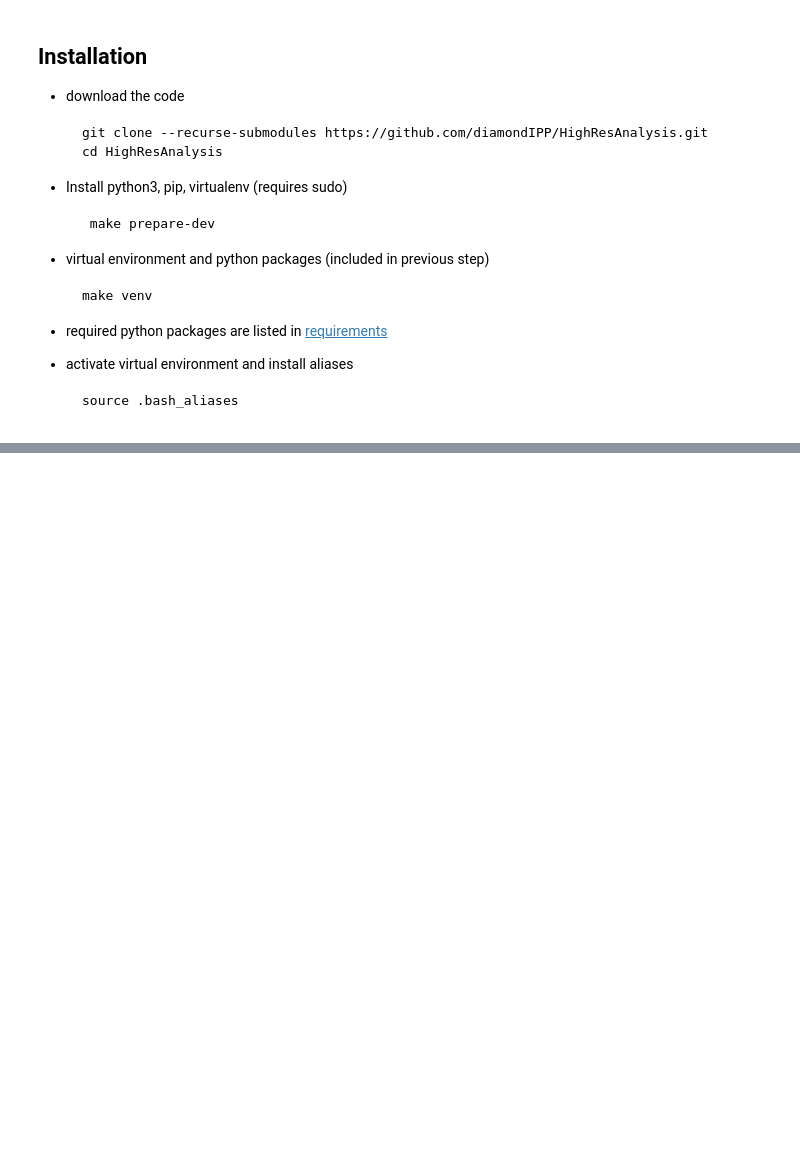
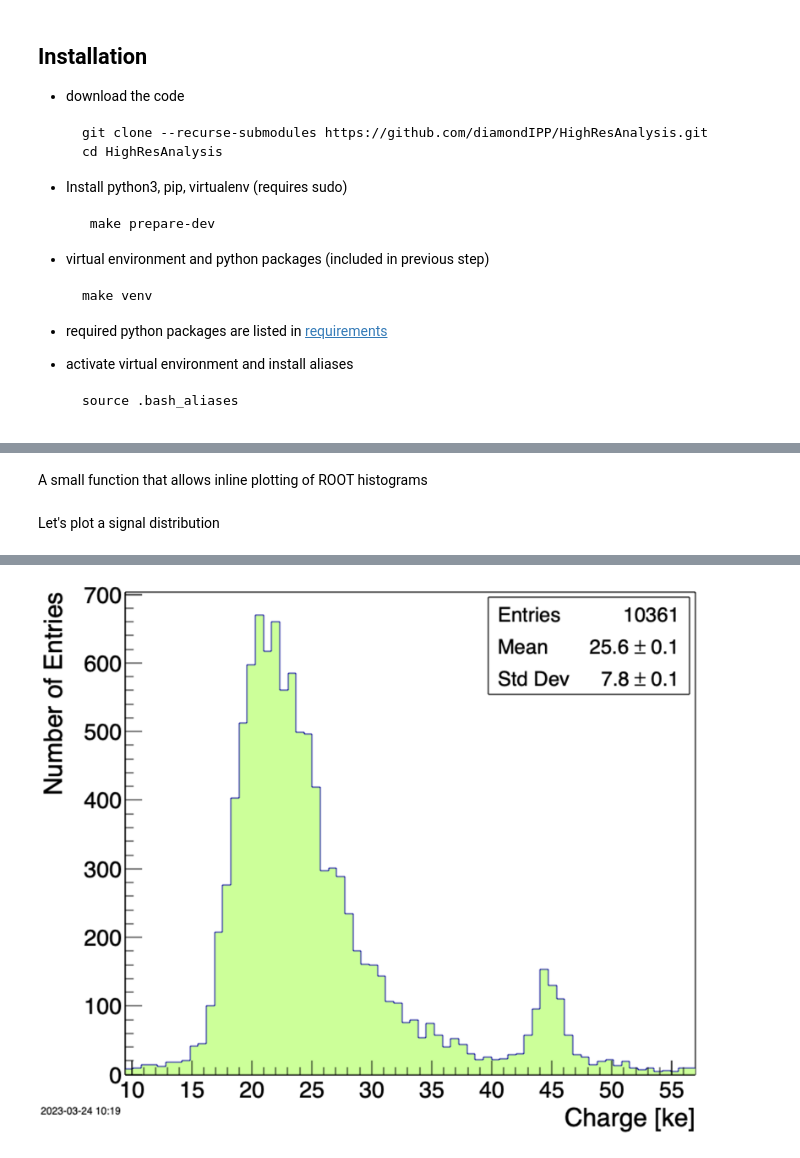
Before and after one commit to dmitryhits/HighResAnalysis, a Jupyter notebook: nbs/index.ipynb, the cells around one changed output, grey strips where cells are left out. Cells and saved outputs as stored; diff of their text form; code cells hidden in the pictures; blank space fills up the shorter version.

```diff
--- a/nbs/index.ipynb
+++ b/nbs/index.ipynb
@@ -58,0 +57,2 @@ More information how the code is structured may be found [here](src/README.md).
+# %%
+run4 = DUTAnalysis(4, 0, '201912')
@@ -58,0 +68,10 @@ More information how the code is structured may be found [here](src/README.md).
+# %% [markdown]
+A small function that allows inline plotting of ROOT histograms
+# %%
+def dc(): get_last_canvas().Draw()
+# %% [markdown]
+Let's plot a signal distribution
+# %%
+run4.draw_charge_distribution()
+dc()
+# %% [output]
@@ -58,0 +80 @@ More information how the code is structured may be found [here](src/README.md).
+[figure, added]
```
Also changed, not shown: parts of 11 cells of this notebook, 7 other files.
